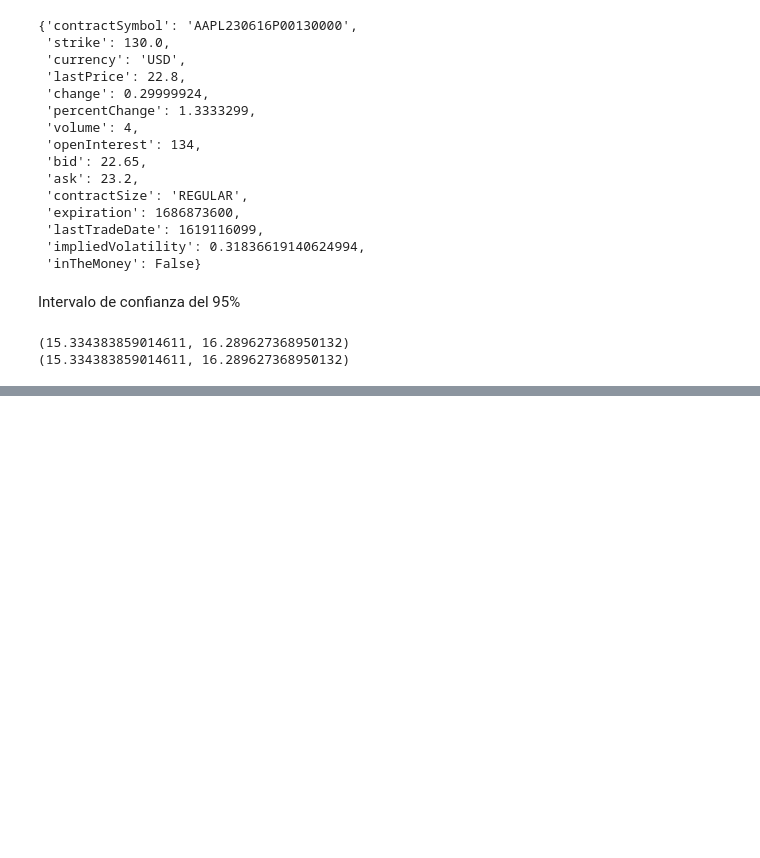
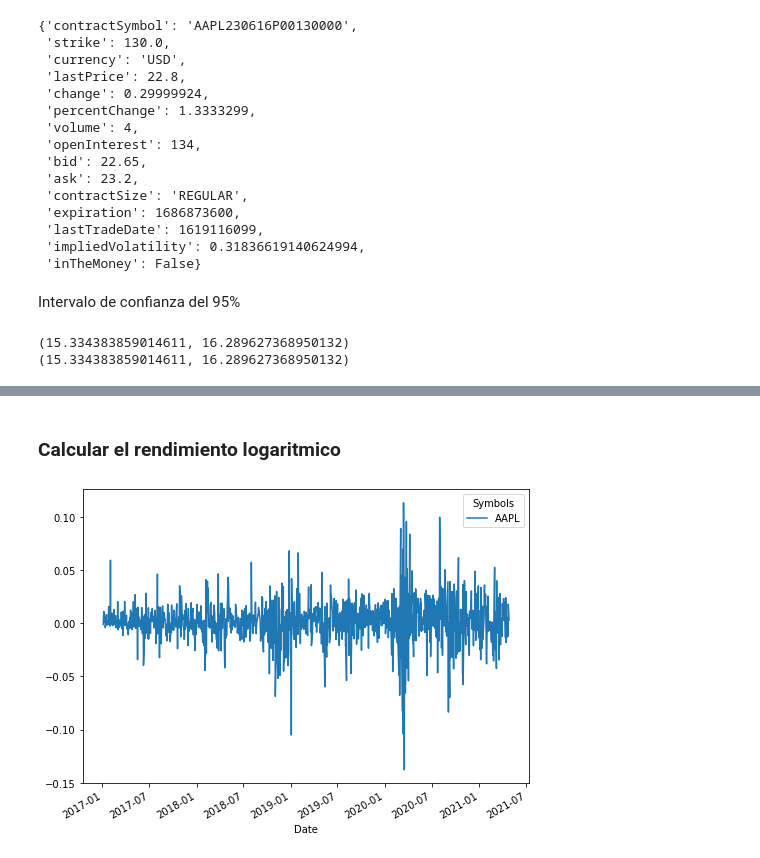
Before and after one commit to Aranzazu-R/Tarea9y10_HectorChavez_AranzazuRendon, a Jupyter notebook: Tarea9_Hector_Aranzazu.ipynb, the cells around one changed output, grey strips where cells are left out. Cells and saved outputs as stored; diff of their text form; code cells hidden in the pictures; blank space fills up the shorter version.

```diff
--- a/Tarea9_Hector_Aranzazu.ipynb
+++ b/Tarea9_Hector_Aranzazu.ipynb
@@ -796,0 +964,12 @@ print(i1)
+# %% [markdown]
+### Calcular el rendimiento logaritmico
+# %%
+def calc_daily_ret(closes):
+    '''Función a la que se le ingresan los precios al cierre de un activo y devuelve los
+    rendimientos logaritmicos de esta'''
+    return np.log(closes/closes.shift(1)).iloc[1:]
+
+ri = calc_daily_ret(closes_aapl)
+ri.plot(figsize=(8,6));
+# %% [output]
+[figure, added]
```
Also changed, not shown: parts of 56 cells of this notebook.
